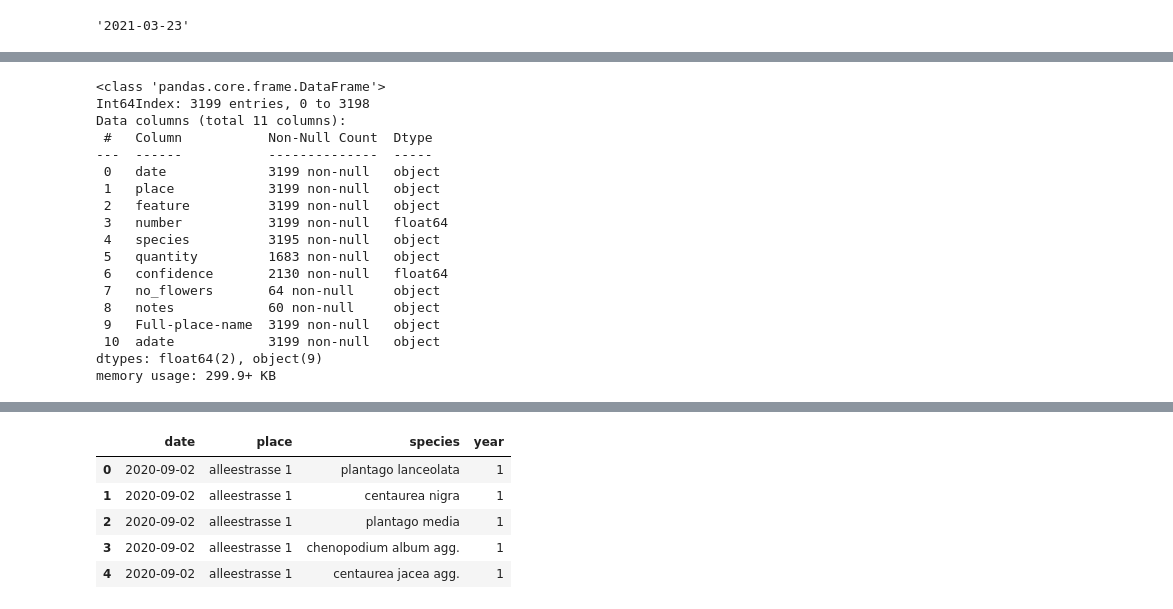
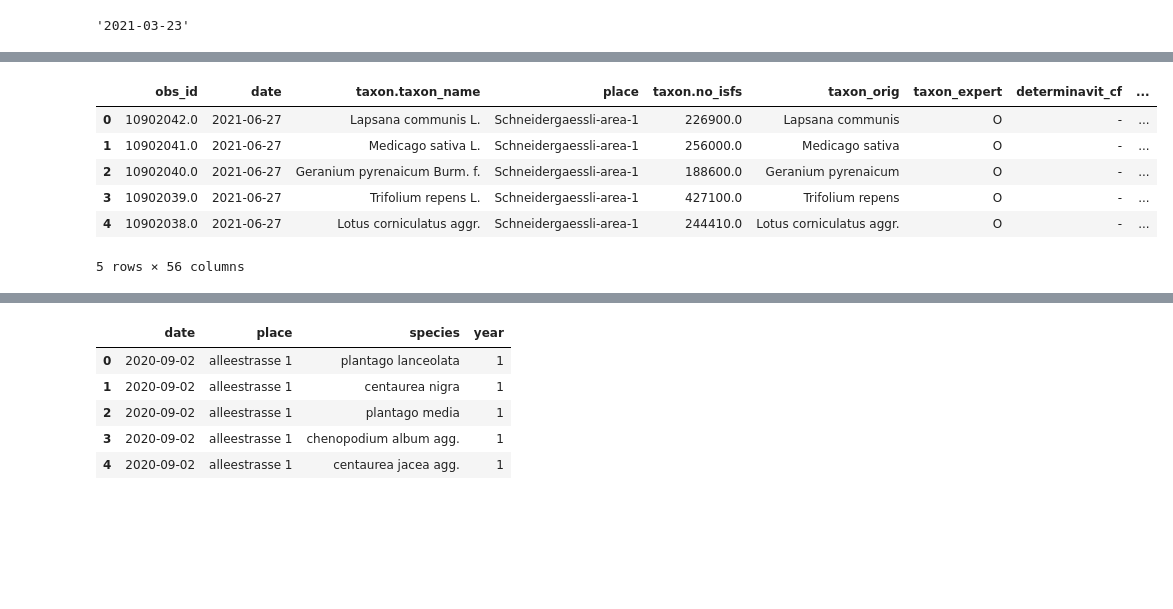
Before and after one commit to thorerismann/flora-buckets, a Jupyter notebook: combined_survey_data.ipynb, the cells around one changed output, grey strips where cells are left out. Cells and saved outputs as stored; diff of their text form; code cells hidden in the pictures; blank space fills up the shorter version.

```diff
--- a/combined_survey_data.ipynb
+++ b/combined_survey_data.ipynb
@@ -123,22 +113,11 @@ survey_data.head()
-# %%
-a.info()
-# %% [output]
-<class 'pandas.core.frame.DataFrame'>
-Int64Index: 3199 entries, 0 to 3198
-Data columns (total 11 columns):
- #   Column           Non-Null Count  Dtype
----  ------           --------------  -----
- 0   date             3199 non-null   object
- 1   place            3199 non-null   object
- 2   feature          3199 non-null   object
- 3   number           3199 non-null   float64
- 4   species          3195 non-null   object
- 5   quantity         1683 non-null   object
- 6   confidence       2130 non-null   float64
- 7   no_flowers       64 non-null     object
- 8   notes            60 non-null     object
- 9   Full-place-name  3199 non-null   object
- 10  adate            3199 non-null   object
-dtypes: float64(2), object(9)
-memory usage: 299.9+ KB
+# %%
+b.head()
+# %% [output]
+|  | obs_id | date | taxon.taxon_name | place | taxon.no_isfs | taxon_orig | taxon_expert | determinavit_cf | ... |
+| 0 | 10902042.0 | 2021-06-27 | Lapsana communis L. | Schneidergaessli-area-1 | 226900.0 | Lapsana communis | O | - | ... |
+| 1 | 10902041.0 | 2021-06-27 | Medicago sativa L. | Schneidergaessli-area-1 | 256000.0 | Medicago sativa | O | - | ... |
+| 2 | 10902040.0 | 2021-06-27 | Geranium pyrenaicum Burm. f. | Schneidergaessli-area-1 | 188600.0 | Geranium pyrenaicum | O | - | ... |
+| 3 | 10902039.0 | 2021-06-27 | Trifolium repens L. | Schneidergaessli-area-1 | 427100.0 | Trifolium repens | O | - | ... |
+| 4 | 10902038.0 | 2021-06-27 | Lotus corniculatus aggr. | Schneidergaessli-area-1 | 244410.0 | Lotus corniculatus aggr. | O | - | ... |
+5 rows × 56 columns
 # %%
```
Also changed, not shown: parts of 33 cells of this notebook, 4 other files.
